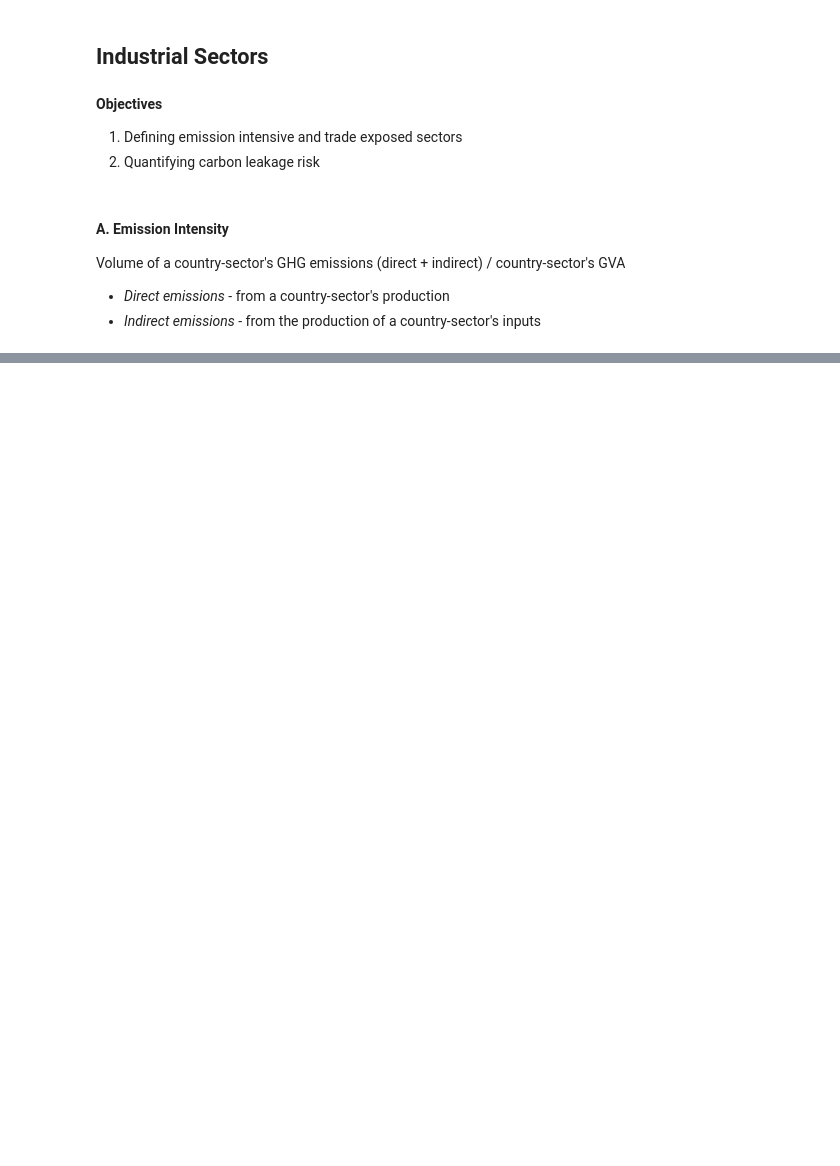
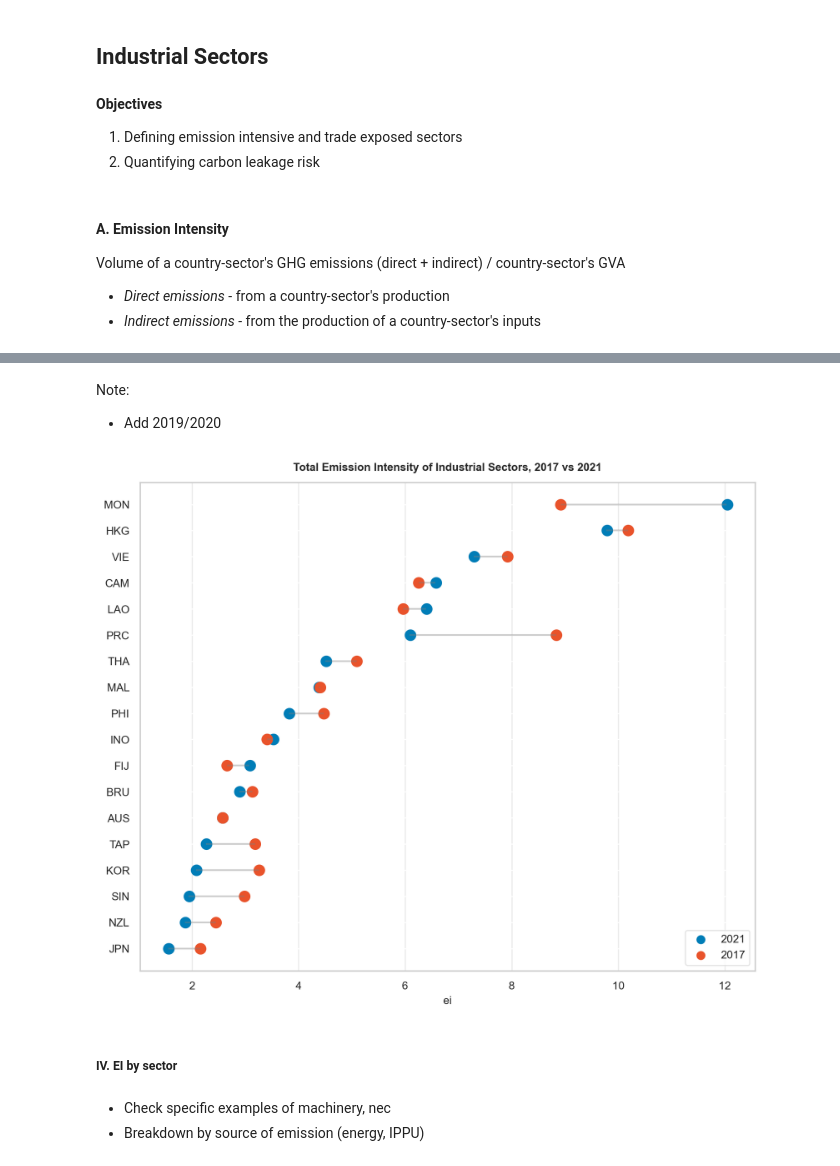
Before and after one commit to janinepdevera/eemrio, a Jupyter notebook: codes/industry.ipynb, the cells around one changed output, grey strips where cells are left out. Saved outputs shown, nothing was run; the diff lists cells and outputs as text; code cells hidden in the pictures; blank space fills up the shorter version.

```diff
--- a/codes/industry.ipynb
+++ b/codes/industry.ipynb
@@ -117,0 +203,34 @@ sns.despine(left=True, bottom=True)
+# %%
+ei_total = ei_agg[['country', 'year', 'region', 'd_ei', 'i_ei', 'ei']]
+ei_total = ei_total[(ei_total['year'].isin([2017, 2021])) &
+                    (ei_total['region'] == 'East Asia and Pacific')]
+ei_total = ei_total.pivot(index=['country', 'region'], columns='year', values='ei').reset_index()
+# %% [markdown]
+Note:
+* Add 2019/2020
+# %%
+ordered_df = ei_total.sort_values(by=2021)
+
+plt.figure(figsize=(10, 8), dpi=200, edgecolor='#EBEBEB')
+
+plt.scatter(x=ordered_df[2021], y=ordered_df['country'], color='#007db7', alpha=1, label='2021', s=90)
+plt.scatter(x=ordered_df[2017], y=ordered_df['country'], color='#e9532b', alpha=1, label='2017', s=90)
+plt.hlines(y=ordered_df['country'], xmin=ordered_df[2017], xmax=ordered_df[2021]-0.01, color='grey', alpha=0.4)
+
+plt.grid(axis='x', color='#EBEBEB')
+plt.grid(axis='y', color='white')
+plt.xticks(fontsize=10)
+plt.yticks(fontsize=10)
+plt.xlabel('ei', fontsize=10, y=-1.01)
+plt.ylabel('')
+plt.title('Total Emission Intensity of Industrial Sectors, 2017 vs 2021', y=1.01, fontsize=10, fontweight='bold')
+legend = plt.legend(fontsize=10, markerscale=0.75, loc='lower right')
+legend.get_frame().set_edgecolor('#DDDDDD')
+plt.show()
+# %% [output]
+[figure, added]
+# %% [markdown]
+##### IV. EI by sector
+# %% [markdown]
+* Check specific examples of machinery, nec
+* Breakdown by source of emission (energy, IPPU)
```
Also changed, not shown: parts of 32 cells of this notebook.
